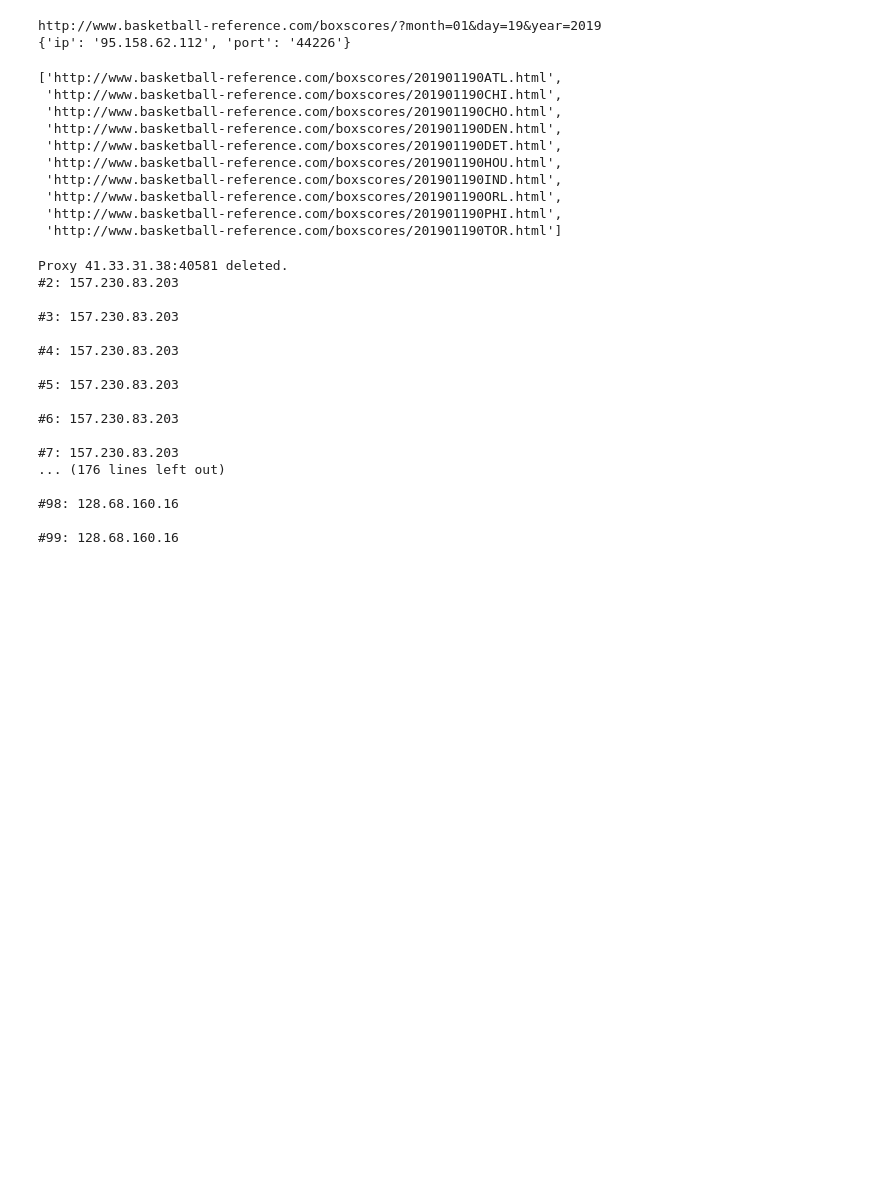
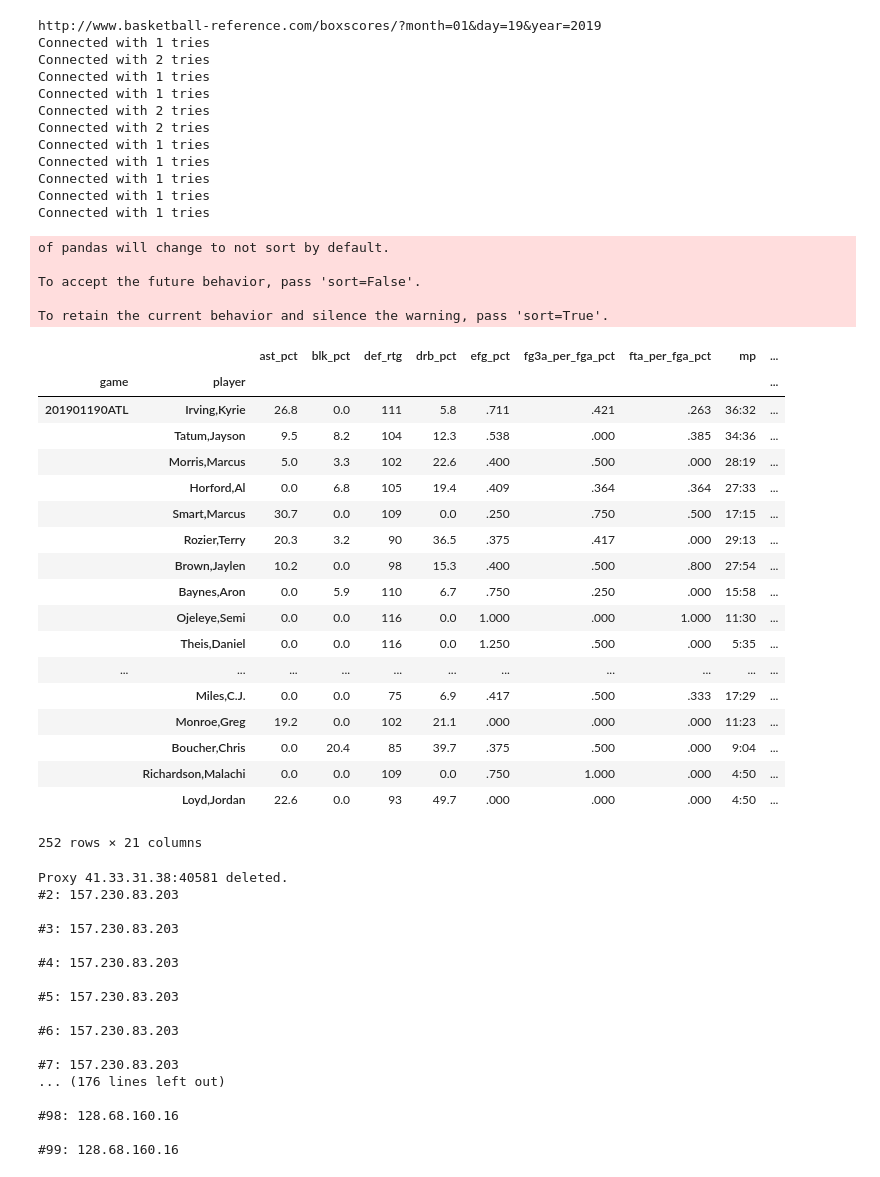
Before and after one commit to bchnge/scrape-nba, a Jupyter notebook: scrape.ipynb, the cells around one changed output. Saved outputs shown, nothing was run; the diff lists cells and outputs as text; code cells hidden in the pictures; blank space fills up the shorter version.

```diff
--- a/scrape.ipynb
+++ b/scrape.ipynb
@@ -108,13 +87,15 @@ def get_stat_from_tr(tr):
 # %%
 def get_table_from_game(u):
     game_name = u.split('/')[-1].split('.')[0]
-    proxy_index = random_proxy()
-    proxy = proxies[proxy_index]
+    #proxy_index = random_proxy()
+    #proxy = proxies[proxy_index]
 
-    req = Request(u)
-    req.set_proxy(proxy['ip'] + ':' + proxy['port'], 'http')
+    #req = Request(u)
+    #req.set_proxy(proxy['ip'] + ':' + proxy['port'], 'http')
 
-    html = urlopen(req)
+    #html = urlopen(req)
+    time.sleep(5)
+    html = open_with_proxy(u)
     soup = BeautifulSoup(html)
     tables = soup.find_all('table', attrs={'class': 'stats_table'})
     table_tuples = [(tbl['id'].split('_')[1], [tr for tr in tbl.find_all('tr') if tr.find('th').has_attr('csk')]) for tbl in tables]
@@ -130,5 +111,3 @@ def get_table_from_game(u):
             d[player_name] = {**{'team': team, 'game': game_name}, **player[1]}
     df = pd.DataFrame(d).T
     return(df)
-# %%
-data = get_table_from_game('http://www.basketball-reference.com/boxscores/201901190ATL.html')
@@ -155,15 +114,30 @@ data
+# %%
+def get_data_from_date(month, day, year):
+    data = pd.concat([get_table_from_game(game) for game in get_games_from_date(month, day, year)])
+    data['year'] = year
+    data['month'] = month
+    data['day'] = day
+    data['date'] = str(year) + '-' + fluff_number(month) + '-' + fluff_number(day)
+    data['player'] = data.index
+    data = data.set_index(['game', 'player'])
+    return(data)
 # %%
-get_games_from_date(1, 19, 2019)
+games_data = get_data_from_date(1,19,2019)
 # %% [output]
 http://www.basketball-reference.com/boxscores/?month=01&day=19&year=2019
-{'ip': '95.158.62.112', 'port': '44226'}
+Connected with 1 tries
+Connected with 2 tries
+Connected with 1 tries
+Connected with 1 tries
+Connected with 2 tries
+Connected with 2 tries
+Connected with 1 tries
+Connected with 1 tries
+Connected with 1 tries
+Connected with 1 tries
+Connected with 1 tries
-['http://www.basketball-reference.com/boxscores/201901190ATL.html',
- 'http://www.basketball-reference.com/boxscores/201901190CHI.html',
- 'http://www.basketball-reference.com/boxscores/201901190CHO.html',
- 'http://www.basketball-reference.com/boxscores/201901190DEN.html',
- 'http://www.basketball-reference.com/boxscores/201901190DET.html',
- 'http://www.basketball-reference.com/boxscores/201901190HOU.html',
- 'http://www.basketball-reference.com/boxscores/201901190IND.html',
- 'http://www.basketball-reference.com/boxscores/201901190ORL.html',
- 'http://www.basketball-reference.com/boxscores/201901190PHI.html',
- 'http://www.basketball-reference.com/boxscores/201901190TOR.html']
+of pandas will change to not sort by default.
+
+To accept the future behavior, pass 'sort=False'.
+
+To retain the current behavior and silence the warning, pass 'sort=True'.
@@ -170,3 +155,25 @@ http://www.basketball-reference.com/boxscores/?month=01&day=19&year=2019
+# %%
+games_data.to_sql()
+# %% [output]
+|  |  | ast_pct | blk_pct | def_rtg | drb_pct | efg_pct | fg3a_per_fga_pct | fta_per_fga_pct | mp | ... |
+| game | player |  |  |  |  |  |  |  |  | ... |
+| 201901190ATL | Irving,Kyrie | 26.8 | 0.0 | 111 | 5.8 | .711 | .421 | .263 | 36:32 | ... |
+|  | Tatum,Jayson | 9.5 | 8.2 | 104 | 12.3 | .538 | .000 | .385 | 34:36 | ... |
+|  | Morris,Marcus | 5.0 | 3.3 | 102 | 22.6 | .400 | .500 | .000 | 28:19 | ... |
+|  | Horford,Al | 0.0 | 6.8 | 105 | 19.4 | .409 | .364 | .364 | 27:33 | ... |
+|  | Smart,Marcus | 30.7 | 0.0 | 109 | 0.0 | .250 | .750 | .500 | 17:15 | ... |
+|  | Rozier,Terry | 20.3 | 3.2 | 90 | 36.5 | .375 | .417 | .000 | 29:13 | ... |
+|  | Brown,Jaylen | 10.2 | 0.0 | 98 | 15.3 | .400 | .500 | .800 | 27:54 | ... |
+|  | Baynes,Aron | 0.0 | 5.9 | 110 | 6.7 | .750 | .250 | .000 | 15:58 | ... |
+|  | Ojeleye,Semi | 0.0 | 0.0 | 116 | 0.0 | 1.000 | .000 | 1.000 | 11:30 | ... |
+|  | Theis,Daniel | 0.0 | 0.0 | 116 | 0.0 | 1.250 | .500 | .000 | 5:35 | ... |
+| ... | ... | ... | ... | ... | ... | ... | ... | ... | ... | ... |
+|  | Miles,C.J. | 0.0 | 0.0 | 75 | 6.9 | .417 | .500 | .333 | 17:29 | ... |
+|  | Monroe,Greg | 19.2 | 0.0 | 102 | 21.1 | .000 | .000 | .000 | 11:23 | ... |
+|  | Boucher,Chris | 0.0 | 20.4 | 85 | 39.7 | .375 | .500 | .000 | 9:04 | ... |
+|  | Richardson,Malachi | 0.0 | 0.0 | 109 | 0.0 | .750 | 1.000 | .000 | 4:50 | ... |
+|  | Loyd,Jordan | 22.6 | 0.0 | 93 | 49.7 | .000 | .000 | .000 | 4:50 | ... |
+252 rows × 21 columns
 # %%
 # Main function
 def scrape(u):
```
Also changed, not shown: parts of 10 cells of this notebook.
